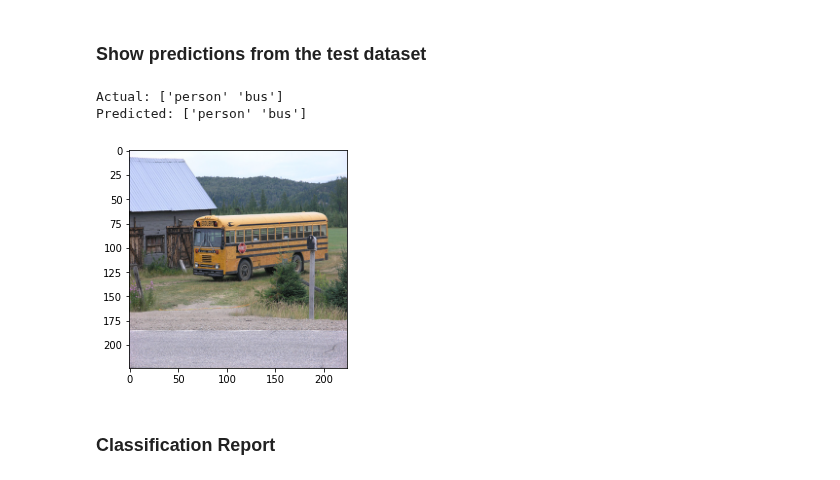
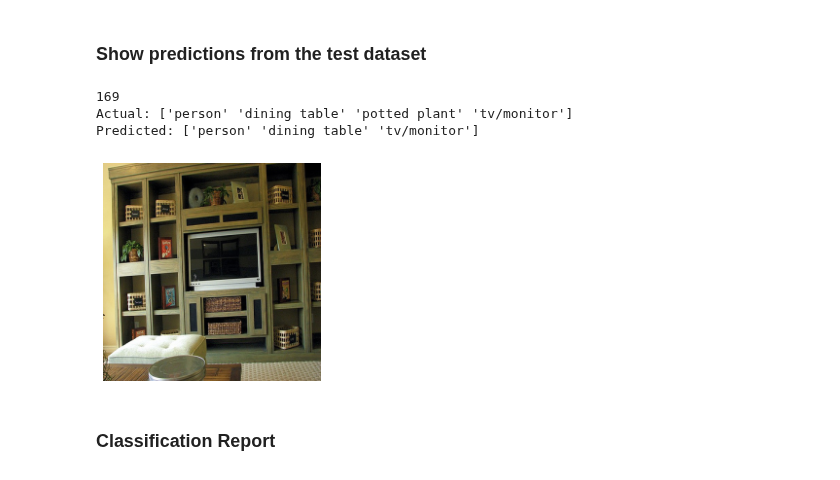
Before and after one commit to Yogesh7920/Pascal-VOC, a Jupyter notebook: Task_2.ipynb, the cells around one changed output. Drawn from its saved outputs; the diff is of its cells as text; code cells hidden in the pictures.

```diff
--- a/Task_2.ipynb
+++ b/Task_2.ipynb
@@ -99,8 +97,8 @@ def resize_images(dataset):
 if not get_resized_images:
     pascal_images = resize_images(pascal_images)
     abstract_images = resize_images(abstract_images)
-    np.save(data_path + 'abstract_images_resized.npy', abstract_images_resized)
-    np.save(data_path + 'pascal_images_resized.npy', pascal_images_resized)
+    np.save(data_path + 'abstract_images_resized.npy', abstract_images)
+    np.save(data_path + 'pascal_images_resized.npy', pascal_images)
 # %% [markdown]
 ## Functions necessary for model building
 # %%
@@ -366,9 +374,26 @@ plot_model(model, to_file='{}task2.png'.format(model_path), show_shapes=True)
 # %%
-class GarbageCollectorCallback(tf.keras.callbacks.Callback):
-    def on_epoch_end(self, epoch, logs=None):
-        gc.collect()
+class ModelSaver(tf.keras.callbacks.Callback):
+
+  def __init__(self, save_path):
+    super(ModelSaver, self).__init__()
+    self.save_path = save_path
+    self.best_model = None
+    self.best = np.Inf
+
+  def on_epoch_end(self, epoch, logs):
+    val_loss = logs.get("val_loss")
+    if np.less(val_loss, self.best):
+      self.best = val_loss
+      self.best_model = self.model
+
+  def on_train_end(self, logs=None):
+    if self.best_model is not None and self.save_path is not None:
+      print("Saving the best model.")
+      self.best_model.save(self.save_path, save_format='tf')
+      print("Best model saved to {}".format(self.save_path))
+
 es = keras.callbacks.EarlyStopping(patience=10, restore_best_weights=True, verbose=True)
-cp = keras.callbacks.ModelCheckpoint('{}model2'.format(model_path), save_best_only=True, save_format='tf')
-history = model.fit(train_dataset, validation_data=test_dataset, epochs=MAX_EPOCHS, callbacks=[es, GarbageCollectorCallback()])
+cp = ModelSaver('{}model2'.format(model_path))
+history = model.fit(train_dataset, validation_data=test_dataset, epochs=MAX_EPOCHS, callbacks=[es, cp])
 # %% [output]
 Epoch 1/500
@@ -451,19 +479,26 @@ Hamming Score: 0.601388888888889
 # %% [markdown]
 ### Show predictions from the test dataset
 # %%
-index = np.random.randint(0, TEST_SIZE)
+index = 169
+# 169: A: w, P:c
+# 215: A: c, P:c
+# 180: A: w, P: c
+# index = np.random.randint(0, TEST_SIZE)
 for (image_show, ), (feats, labs) in zip(misc_test_dataset.skip(index).take(1), test_dataset.unbatch().skip(index).take(1)):
     text = feats['text_model_input']
     image = feats['cnn_model_input']
 
+print(index)
 class_ = y_classes[index]
 print("Actual: {}".format(labels[labs.numpy() == 1]))
 plt.imshow(np.clip(image_show/255., 0, 1))
+plt.axis('off')
 print("Predicted: {}".format(labels[class_ == 1]))
 # %% [output]
-Actual: ['person' 'bus']
-Predicted: ['person' 'bus']
+169
+Actual: ['person' 'dining table' 'potted plant' 'tv/monitor']
+Predicted: ['person' 'dining table' 'tv/monitor']
-[figure, old version]
+[figure, new version]
 # %% [markdown]
 ### Classification Report
 # %%
```
Also changed, not shown: parts of 16 cells of this notebook.
